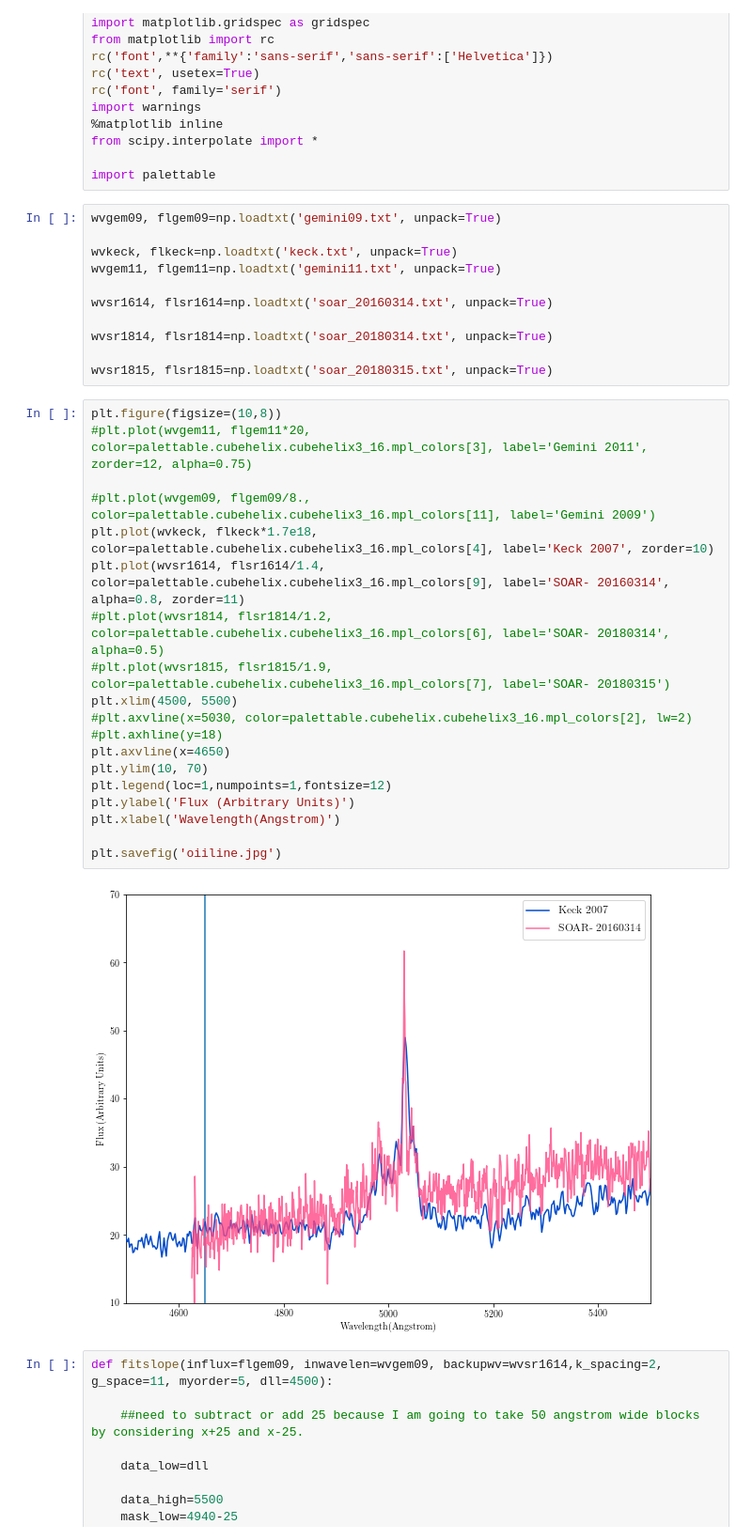
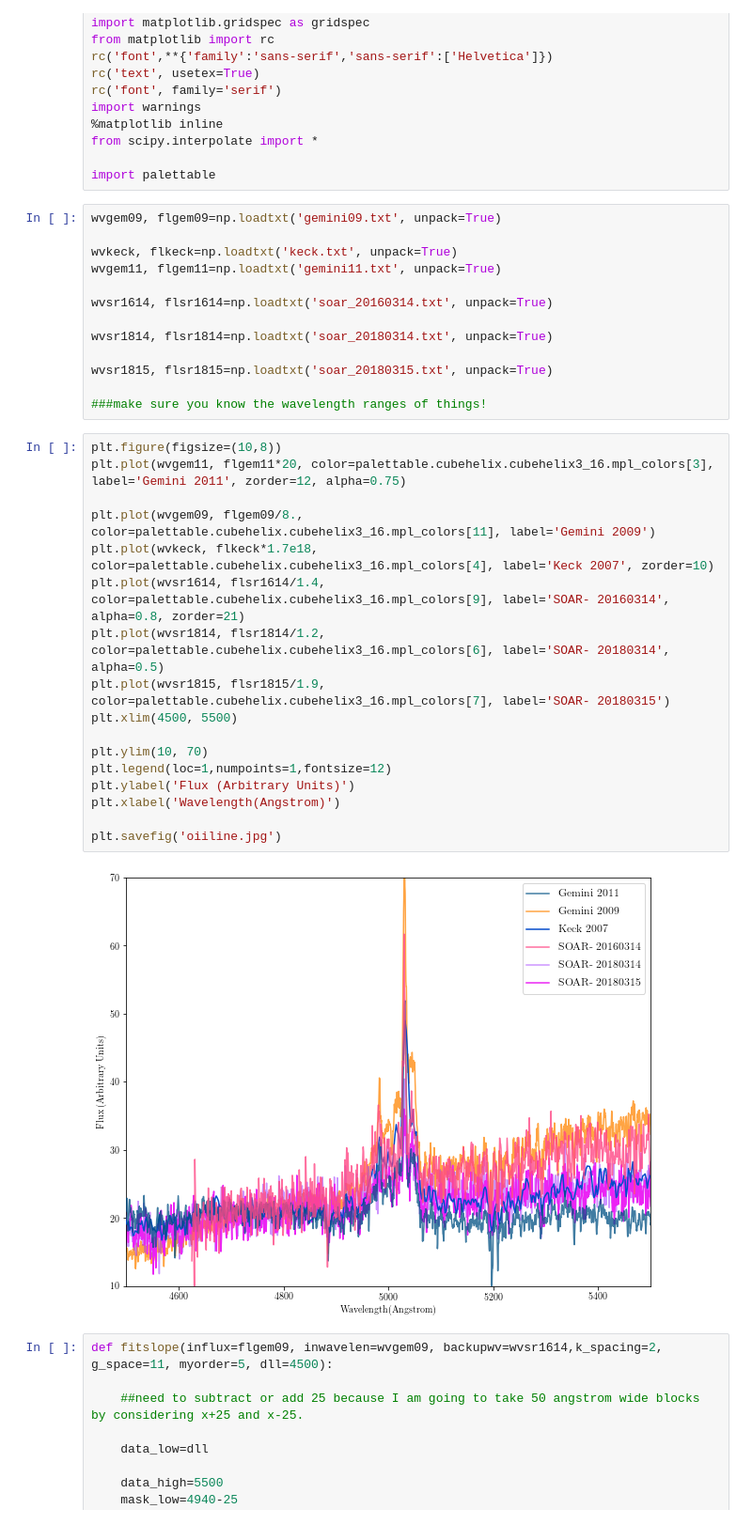
Before and after one commit to kcdage/spec_slope_fit, a Jupyter notebook: fit_spec_slope.ipynb, the cells around one changed output. Shown at 94% size. Drawn from its saved outputs; the diff is of its cells as text.

Commit message:
replotted figure

```diff
--- a/fit_spec_slope.ipynb
+++ b/fit_spec_slope.ipynb
@@ -23,27 +23,27 @@ wvsr1614, flsr1614=np.loadtxt('soar_20160314.txt', unpack=True)
 wvsr1814, flsr1814=np.loadtxt('soar_20180314.txt', unpack=True)
 
 wvsr1815, flsr1815=np.loadtxt('soar_20180315.txt', unpack=True)
+
+###make sure you know the wavelength ranges of things!
 # %%
 plt.figure(figsize=(10,8))
-#plt.plot(wvgem11, flgem11*20, color=palettable.cubehelix.cubehelix3_16.mpl_colors[3], label='Gemini 2011', zorder=12, alpha=0.75)
+plt.plot(wvgem11, flgem11*20, color=palettable.cubehelix.cubehelix3_16.mpl_colors[3], label='Gemini 2011', zorder=12, alpha=0.75)
 
-#plt.plot(wvgem09, flgem09/8., color=palettable.cubehelix.cubehelix3_16.mpl_colors[11], label='Gemini 2009')
+plt.plot(wvgem09, flgem09/8., color=palettable.cubehelix.cubehelix3_16.mpl_colors[11], label='Gemini 2009')
 plt.plot(wvkeck, flkeck*1.7e18, color=palettable.cubehelix.cubehelix3_16.mpl_colors[4], label='Keck 2007', zorder=10)
-plt.plot(wvsr1614, flsr1614/1.4, color=palettable.cubehelix.cubehelix3_16.mpl_colors[9], label='SOAR- 20160314', alpha=0.8, zorder=11)
-#plt.plot(wvsr1814, flsr1814/1.2, color=palettable.cubehelix.cubehelix3_16.mpl_colors[6], label='SOAR- 20180314', alpha=0.5)
-#plt.plot(wvsr1815, flsr1815/1.9, color=palettable.cubehelix.cubehelix3_16.mpl_colors[7], label='SOAR- 20180315')
+plt.plot(wvsr1614, flsr1614/1.4, color=palettable.cubehelix.cubehelix3_16.mpl_colors[9], label='SOAR- 20160314', alpha=0.8, zorder=21)
+plt.plot(wvsr1814, flsr1814/1.2, color=palettable.cubehelix.cubehelix3_16.mpl_colors[6], label='SOAR- 20180314', alpha=0.5)
+plt.plot(wvsr1815, flsr1815/1.9, color=palettable.cubehelix.cubehelix3_16.mpl_colors[7], label='SOAR- 20180315')
 plt.xlim(4500, 5500)
-#plt.axvline(x=5030, color=palettable.cubehelix.cubehelix3_16.mpl_colors[2], lw=2)
-#plt.axhline(y=18)
-plt.axvline(x=4650)
+
 plt.ylim(10, 70)
 plt.legend(loc=1,numpoints=1,fontsize=12)
 plt.ylabel('Flux (Arbitrary Units)')
 plt.xlabel('Wavelength(Angstrom)')
 
 plt.savefig('oiiline.jpg')
 # %% [output]
-[figure, old version]
+[figure, new version]
 # %%
 def fitslope(influx=flgem09, inwavelen=wvgem09, backupwv=wvsr1614,k_spacing=2, g_space=11, myorder=5, dll=4500):
 
```
Also changed, not shown: parts of 3 cells of this notebook, 1 other file.
